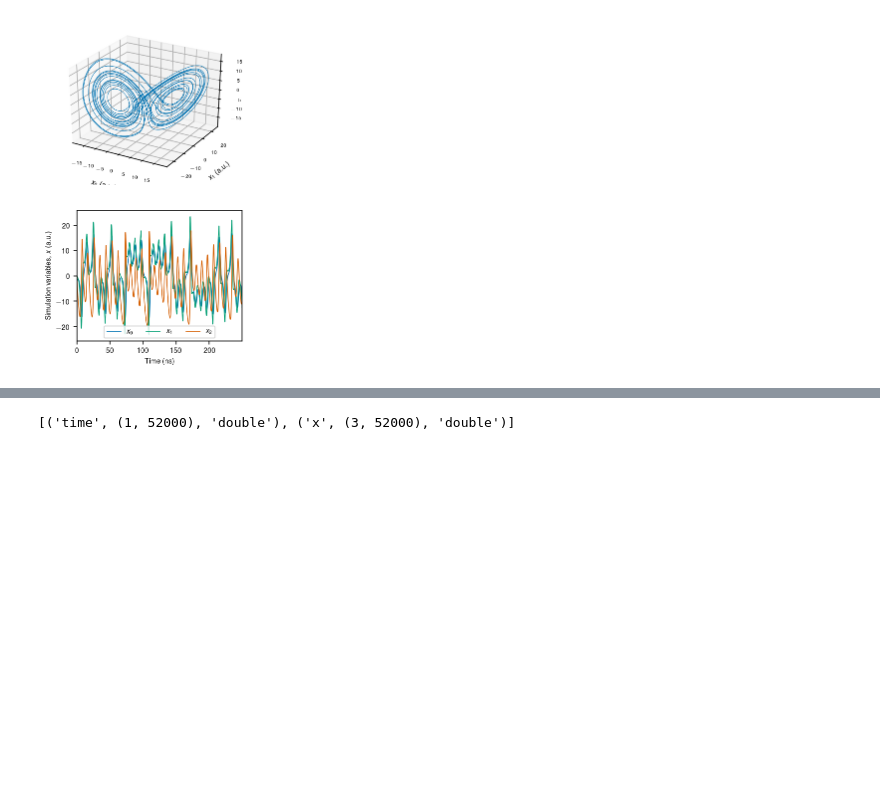
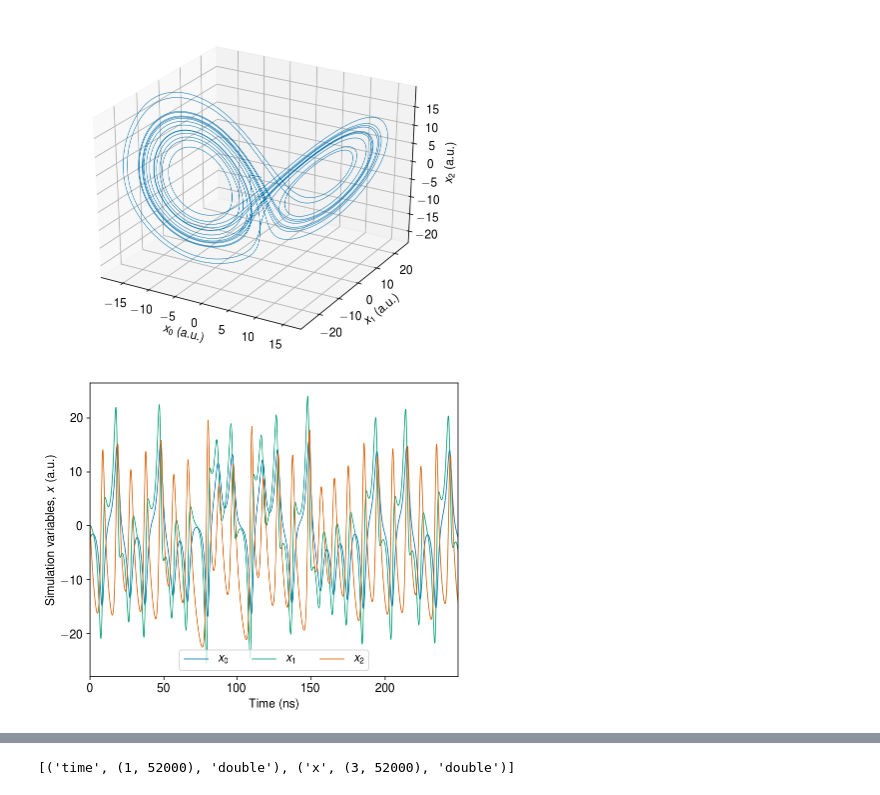
Before and after one commit to atait/nengo, a Jupyter notebook: examples/lightwave_stuff/Fourier Sinusoid Neuron_SciRep.ipynb, the cells around one changed output, grey strips where cells are left out. Drawn from its saved outputs; the diff is of its cells as text; code cells hidden in the pictures; blank space fills up the shorter version.

```diff
--- a/examples/lightwave_stuff/Fourier Sinusoid Neuron_SciRep.ipynb
+++ b/examples/lightwave_stuff/Fourier Sinusoid Neuron_SciRep.ipynb
@@ -42,8 +111,12 @@ import nengo
 # %%
 model = nengo.Network()
+# V_pi of a modulator converted to state variable
 s_pi = 0.1
+# Intercept, in this case, corresponds to where the tuning curve intercepts zero. Range of [-.5, .5] corresponds to [-pi, pi]
 ints = [0, 1/4]
+# This number represents how many periods do we want between -1 and 1 (see tuning curves below)
 rats = s_pi * np.arange(1, 4)/2
+# Encoder multipliers
 enst = [-1,1]
 
 num_intercepts = len(ints)
@@ -51,7 +124,7 @@ num_max_rates = len(rats)
 num_encoders = len(enst) ** 2
 
 # Constant neuron
-constant_neuron = False
+constant_neuron = True
 num_neurons = np.int_(num_encoders * num_max_rates * num_intercepts)
 if constant_neuron:
     num_neurons += 1
@@ -80,12 +153,12 @@ if constant_neuron:
     intercepts[j] = 0
     max_rates[j] = 0
 
-# Print checks of the neuron parameters
+# Print encoding parameters for all neurons
 row_format = "{:^15}" * (3 + 1)
 print(row_format.format(*["Neuron", "Encoder", "Intercept", "Max_rates"]))
 for i, (encoder, intercept, max_rate) in enumerate(zip(encoders, intercepts, max_rates)):
     # print(row_format.format(i, data[0], data[1], data[2]))
-    print(row_format.format(i, np.array_str(encoder), round(intercept, 4), round(max_rate, 4)))
+    print(row_format.format(i+1, np.array_str(encoder), round(intercept, 4), round(max_rate, 4)))
 
 # Timing configuration
 tau = 10 # neuron synapse timeconstant (doesn't really matter)
@@ -102,7 +175,7 @@ dt = min(dt, delayTime/10) # make sure it's less than delay
 # the ODE to emulate
 # The default values for sigma, beta and rho originally used by Lorenz.
 # Cf. https://en.wikipedia.org/wiki/Lorenz_system#Analysis
-sigma = 10.0
+sigma = 6.5
 beta = 8.0/3
 rho = 28
 def feedback(x):
@@ -146,12 +219,6 @@ with model:
     state_probe = nengo.Probe(state.neurons)
     weight_probe = nengo.Probe(cdel, 'weights')
 
-# Look at the tuning curves
-# eval_points, activities = tuning_curves(state, sim)
-# plt.plot(eval_points, activities, lw=2)
-# plt.xlabel("Input signal")
-# plt.ylabel("Firing rate (Hz)")
-
 with nengo.Simulator(model, dt=dt) as sim:
     sim.run(20 * gamma)
 # %% [output]
@@ -176,43 +305,48 @@ Widget Javascript not detected.  It may not be installed properly. Did you enabl
 # %%
 from mpl_toolkits.mplot3d import Axes3D
 saving = False
 
 if saving:
     pp = PdfPages('lorenz_system_3d.pdf')
-fig = plt.figure(0, figsize=(3,2.4), dpi=72)
+fig = plt.figure(0, figsize=(6,4.8), dpi=72)
 ax = fig.add_subplot(111, projection='3d')
 dat3d = (sim.data[variable_probe][:, dim] for dim in range(3))
 ax.plot(*dat3d, linewidth = 0.5)
-ax.set_xlabel('$x_0$ (a.u.)')
-ax.set_ylabel('$x_1$ (a.u.)')
-ax.set_zlabel('$x_2$ (a.u.)')
+ax.set_xlabel('$x_0$ (a.u.)', fontsize=12)
+ax.set_ylabel('$x_1$ (a.u.)', fontsize=12)
+ax.set_zlabel('$x_2$ (a.u.)', fontsize=12)
 for xlabel_i in ax.get_xticklabels():
-    xlabel_i.set_fontsize(5.0)
+    xlabel_i.set_fontsize(12.0)
 for ylabel_i in ax.get_yticklabels():
-    ylabel_i.set_fontsize(5.0)
+    ylabel_i.set_fontsize(12.0)
 for zlabel_i in ax.get_zticklabels():
-    zlabel_i.set_fontsize(5.0)
+    zlabel_i.set_fontsize(12.0)
 
 plt.tight_layout()
 if saving:
     pp.savefig()
     pp.close()
     pp = PdfPages('lorenz_time_traces.pdf')
-fig = plt.figure(1, figsize=(3,2.4), dpi=72)
+fig = plt.figure(1, figsize=(6,4.8), dpi=72)
 for variable, label in zip(sim.data[variable_probe].T, ['$x_0$', '$x_1$', '$x_2$']):
     plt.plot(sim.trange(), variable, label=label, linewidth = 0.8)
 # for dvar in sim.data[delay_probe].T:
 #     plt.plot(sim.trange(), dvar)
+ax = plt.gca()
 plt.legend(bbox_to_anchor=(0., .02, 1., .102), loc='lower center',
-           ncol=3, borderaxespad=0.)
-plt.xlabel('Time (ns)')
-plt.ylabel('Simulation variables, $x$ (a.u.)')
+           ncol=3, borderaxespad=0., fontsize=12)
+plt.xlabel('Time (ns)', fontsize=12)
+plt.ylabel('Simulation variables, $x$ (a.u.)', fontsize=12)
+for xlabel_i in ax.get_xticklabels():
+    xlabel_i.set_fontsize(12.0)
+for ylabel_i in ax.get_yticklabels():
+    ylabel_i.set_fontsize(12.0)
 plt.tight_layout()
 plt.xlim((0,max(sim.trange())))
 # plt.ylim(15*np.array([-1,1]))
 if saving:
     pp.savefig()
     pp.close()
 # %% [output]
-[figure, old version]
+[figure, new version]
-[figure, old version]
+[figure, new version]
```
Also changed, not shown: parts of 18 cells of this notebook.
